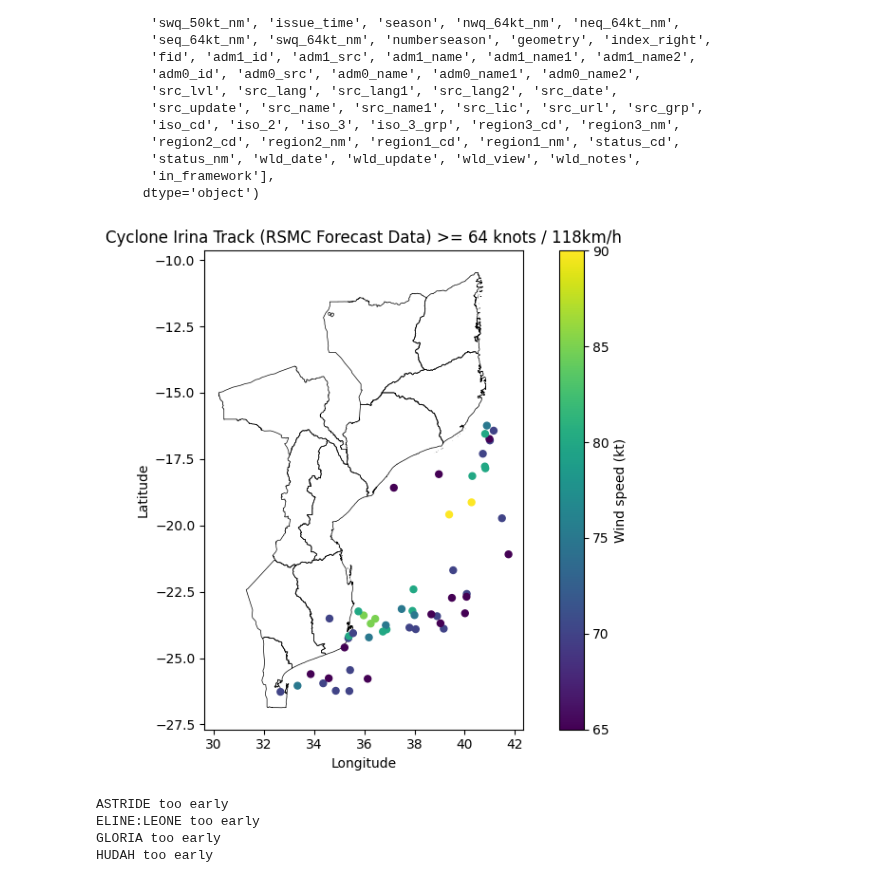
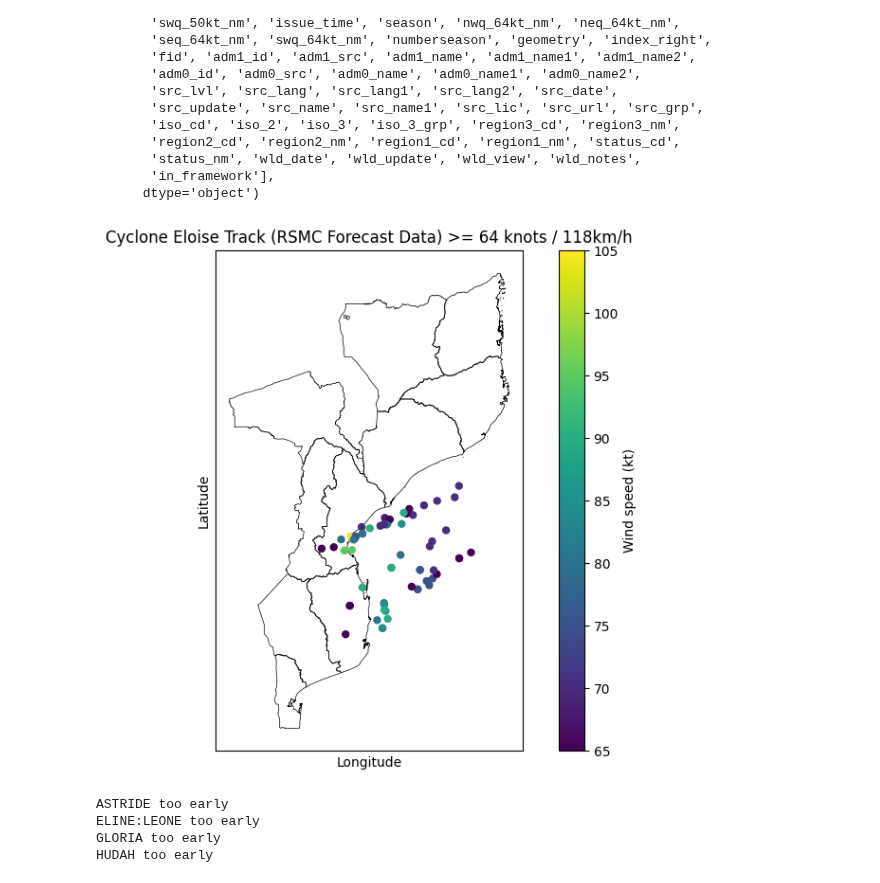
Before and after one commit to OCHA-DAP/ds-aa-moz-cyclones, a Jupyter notebook: analysis/05.0_trigger_revision.ipynb, the cells around one changed output. Cells and saved outputs as stored; diff of their text form; code cells hidden in the pictures.

```diff
--- a/analysis/05.0_trigger_revision.ipynb
+++ b/analysis/05.0_trigger_revision.ipynb
@@ -19,14 +20,11 @@ from src.utils import *
 # %%
 adm1 = stratus.codab.load_codab_from_fieldmaps(iso3, admin_level=1)
 # %%
-load_path = (
-    Path(AA_DATA_DIR)
-    / "public"
-    / "processed"
-    / "moz"
-    / "landfall_time_location_fixed_adm1_v7_updated.csv"
+landfall_df = stratus.load_csv_from_blob(
+    "ds-aa-moz-cyclones/processed/landfall_time_location_fixed_adm1_v7_updated.csv",
+    stage="dev",
+    container_name="projects",
 )
-landfall_df = pd.read_csv(load_path)
 date_cols = ["year", "month", "day"]
 landfall_df[date_cols] = landfall_df[date_cols].astype(int)
 landfall_df["landfall_date"] = pd.to_datetime(
@@ -169,31 +187,36 @@ Index(['cyclone_name', 'cyclone_number', 'basin', 'lt_hour', 'valid_time',
 # %%
 fig, ax = plt.subplots(figsize=(8, 6))
 
 adm1.plot(ax=ax, edgecolor="black", facecolor="none", linewidth=0.5)
 
-irina = df_rsmc[df_rsmc["cyclone_name"].str.upper() == "IRINA"].copy()
+irina = df_rsmc[df_rsmc["cyclone_name"].str.upper() == "ELOISE"].copy()
 
 irina["max_wind_kt"] = pd.to_numeric(irina["max_wind_kt"], errors="coerce")
 irina64 = irina[irina["max_wind_kt"] >= 64]
 
 sc = ax.scatter(
     irina64.geometry.x,
     irina64.geometry.y,
     c=irina64["max_wind_kt"],
     s=25,
 )
+# plot actual irina track from gdf_tracks
+irina_track = gdf_tracks[gdf_tracks["name"].str.upper() == "IRINA"].copy()
+# irina_track.plot(ax=ax, color="red", markersize=5, label="Irina Actual Track")
 
 cbar = plt.colorbar(sc, ax=ax)
 cbar.set_label("Wind speed (kt)")
 
-ax.set_title("Cyclone Irina Track (RSMC Forecast Data) >= 64 knots / 118km/h")
+ax.set_title("Cyclone Eloise Track (RSMC Forecast Data) >= 64 knots / 118km/h")
 ax.set_xlabel("Longitude")
 ax.set_ylabel("Latitude")
-
+# remove x and y axes
+ax.set_xticks([])
+ax.set_yticks([])
 plt.tight_layout()
 plt.show()
 # %% [output]
-[figure, old version]
+[figure, new version]
 # %%
 IMERG_START_DATE = pd.to_datetime("2000-06-01")
 extra_days = 1
```
Also changed, not shown: parts of 7 cells of this notebook.
